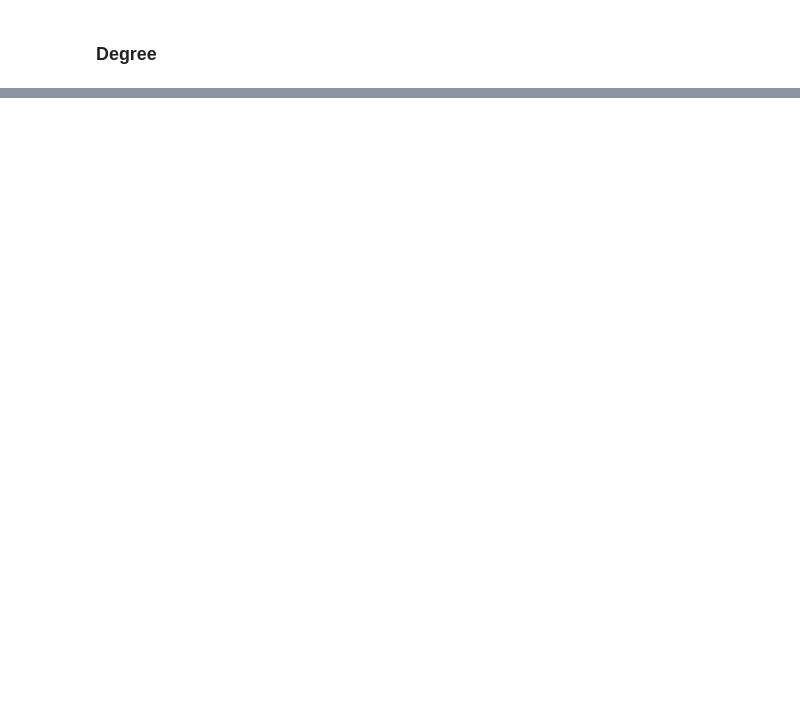
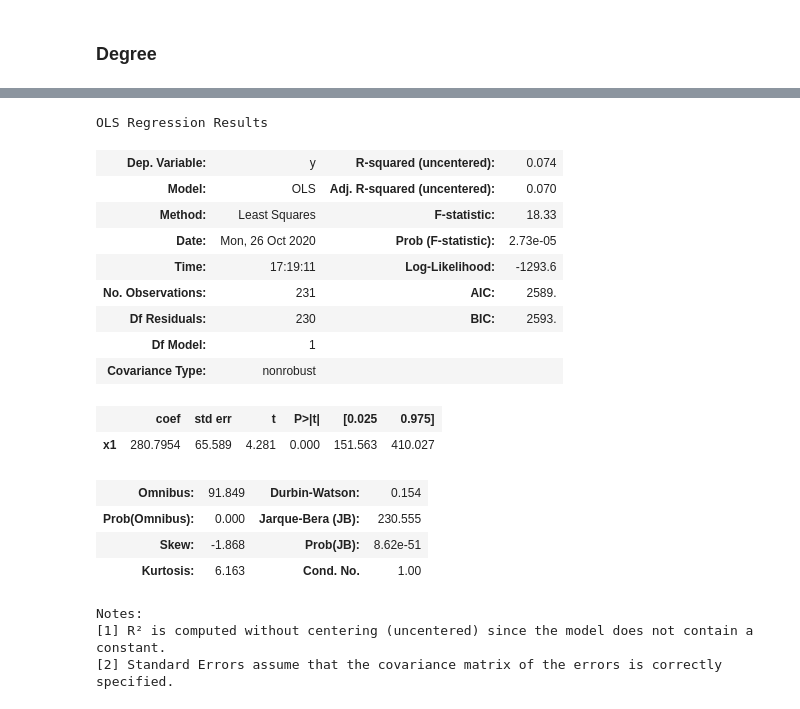
Before and after one commit to slimkaki/SpotifyNetwork, a Jupyter notebook: spotify_network.ipynb, the cells around one changed output, grey strips where cells are left out. Cells and saved outputs as stored; diff of their text form; code cells hidden in the pictures; blank space fills up the shorter version.

```diff
--- a/spotify_network.ipynb
+++ b/spotify_network.ipynb
@@ -90,0 +92,24 @@ PnB Rock 1
+# %%
+model = sm.OLS(pop, eig)
+result = model.fit()
+result.summary()
+# %% [output]
+OLS Regression Results
+| Dep. Variable: | y | R-squared (uncentered): | 0.074 |
+| Model: | OLS | Adj. R-squared (uncentered): | 0.070 |
+| Method: | Least Squares | F-statistic: | 18.33 |
+| Date: | Mon, 26 Oct 2020 | Prob (F-statistic): | 2.73e-05 |
+| Time: | 17:19:11 | Log-Likelihood: | -1293.6 |
+| No. Observations: | 231 | AIC: | 2589. |
+| Df Residuals: | 230 | BIC: | 2593. |
+| Df Model: | 1 |  |  |
+| Covariance Type: | nonrobust |  |  |
+|  | coef | std err | t | P>|t| | [0.025 | 0.975] |
+| x1 | 280.7954 | 65.589 | 4.281 | 0.000 | 151.563 | 410.027 |
+| Omnibus: | 91.849 | Durbin-Watson: | 0.154 |
+| Prob(Omnibus): | 0.000 | Jarque-Bera (JB): | 230.555 |
+| Skew: | -1.868 | Prob(JB): | 8.62e-51 |
+| Kurtosis: | 6.163 | Cond. No. | 1.00 |
+Notes:
+[1] R² is computed without centering (uncentered) since the model does not contain a constant.
+[2] Standard Errors assume that the covariance matrix of the errors is correctly specified.
```
Also changed, not shown: parts of 24 cells of this notebook, 8 other files.
